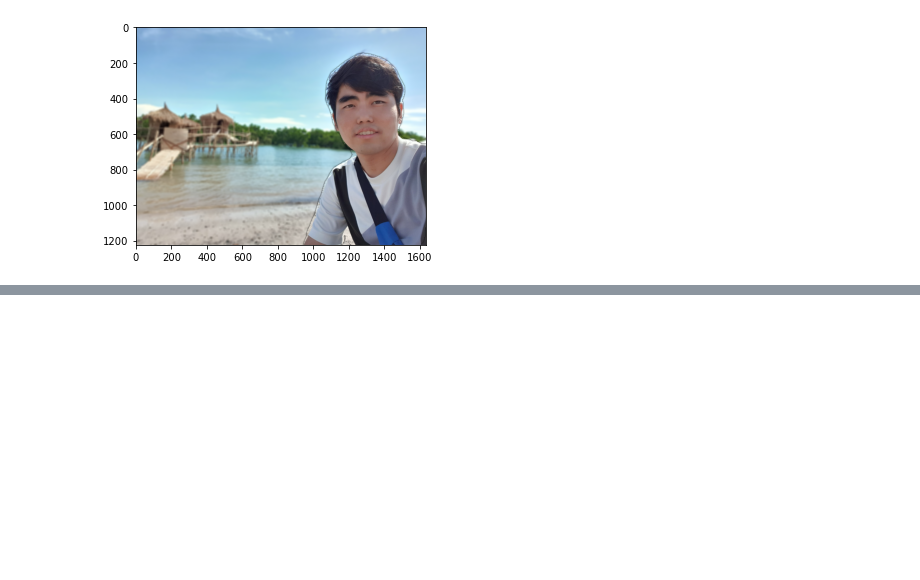
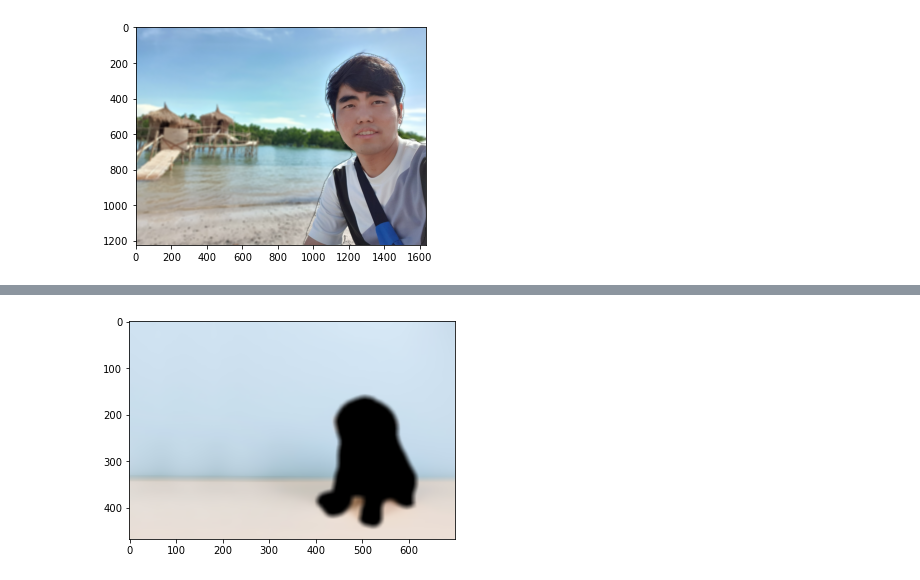
Before and after one commit to Ethan0625/I_need_more_time, a Jupyter notebook: Project/Human_Segmentation/Human_Segmentation.ipynb, the cells around one changed output, grey strips where cells are left out. Cells and saved outputs as stored; diff of their text form; code cells hidden in the pictures; blank space fills up the shorter version.

```diff
--- a/Project/Human_Segmentation/Human_Segmentation.ipynb
+++ b/Project/Human_Segmentation/Human_Segmentation.ipynb
@@ -210,0 +238,6 @@ plt.show()
+# %%
+img_bg_blur1 = cv2.blur(img_bg1, (13,13))
+plt.imshow(cv2.cvtColor(img_bg_blur1, cv2.COLOR_BGR2RGB))
+plt.show()
+# %% [output]
+[figure, added]
```
Also changed, not shown: parts of 22 cells of this notebook, 1 other file.
